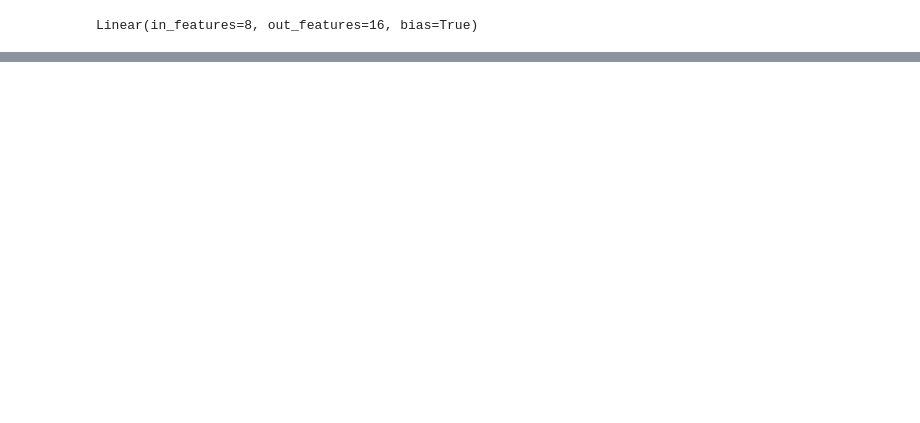
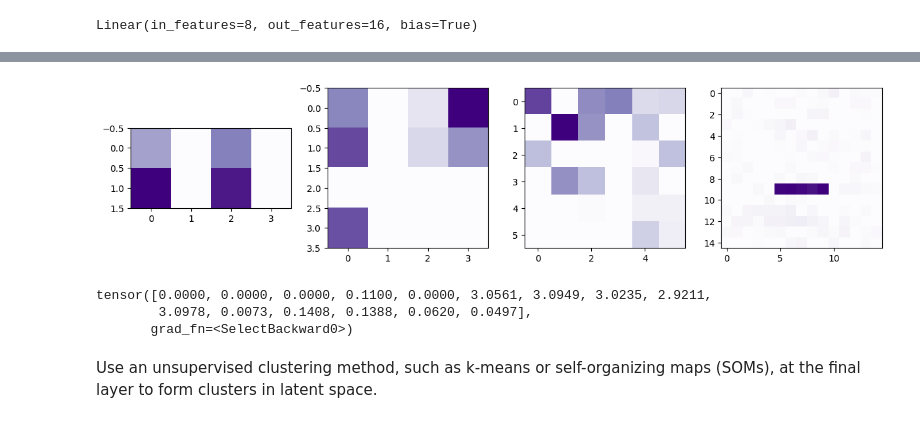
Before and after one commit to mikolasan/ai_sandbox, a Jupyter notebook: arc/hierarchical.ipynb, the cells around one changed output, grey strips where cells are left out. Drawn from its saved outputs; the diff is of its cells as text; code cells hidden in the pictures; blank space fills up the shorter version.

```diff
--- a/arc/hierarchical.ipynb
+++ b/arc/hierarchical.ipynb
@@ -531,0 +625,30 @@ plt.show()
+# %%
+k = 3
+x = test_set[0]
+x = input_saccades[k]
+y0 = torch.zeros_like(input_saccades[k]).flatten()
+y = model(x)
+aa = model.forward_back(y[0], y[-1])
+
+fig, axs = plt.subplots(1, 4, figsize=(12, 4))
+axs[0].imshow(aa[0].view(2,-1).detach().numpy(), cmap=cm.Purples)
+axs[1].imshow(aa[1].view(4,4).detach().numpy(), cmap=cm.Purples)
+axs[2].imshow(aa[2].view(6,6).detach().numpy(), cmap=cm.Purples)
+axs[3].imshow(aa[3].view(15,15).detach().numpy(), cmap=cm.Purples)
+
+plt.tight_layout()
+plt.show()
+# %% [output]
+[figure, added]
+# %%
+error = aa[3] - y[0]
+aa[3].view(15,15)[9]
+# torch.linalg.vector_norm(error, ord=2, dim=0)
+# latent_repr = y[-1]
+# latent_correction = 1.0 * torch.matmul(error.unsqueeze(0), model.inverse_layers[0].weight)
+# %% [output]
+tensor([0.0000, 0.0000, 0.0000, 0.1100, 0.0000, 3.0561, 3.0949, 3.0235, 2.9211,
+        3.0978, 0.0073, 0.1408, 0.1388, 0.0620, 0.0497],
+       grad_fn=<SelectBackward0>)
+# %% [markdown]
+Use an unsupervised clustering method, such as k-means or self-organizing maps (SOMs), at the final layer to form clusters in latent space.
```
Also changed, not shown: parts of 29 cells of this notebook, 4 other files.
